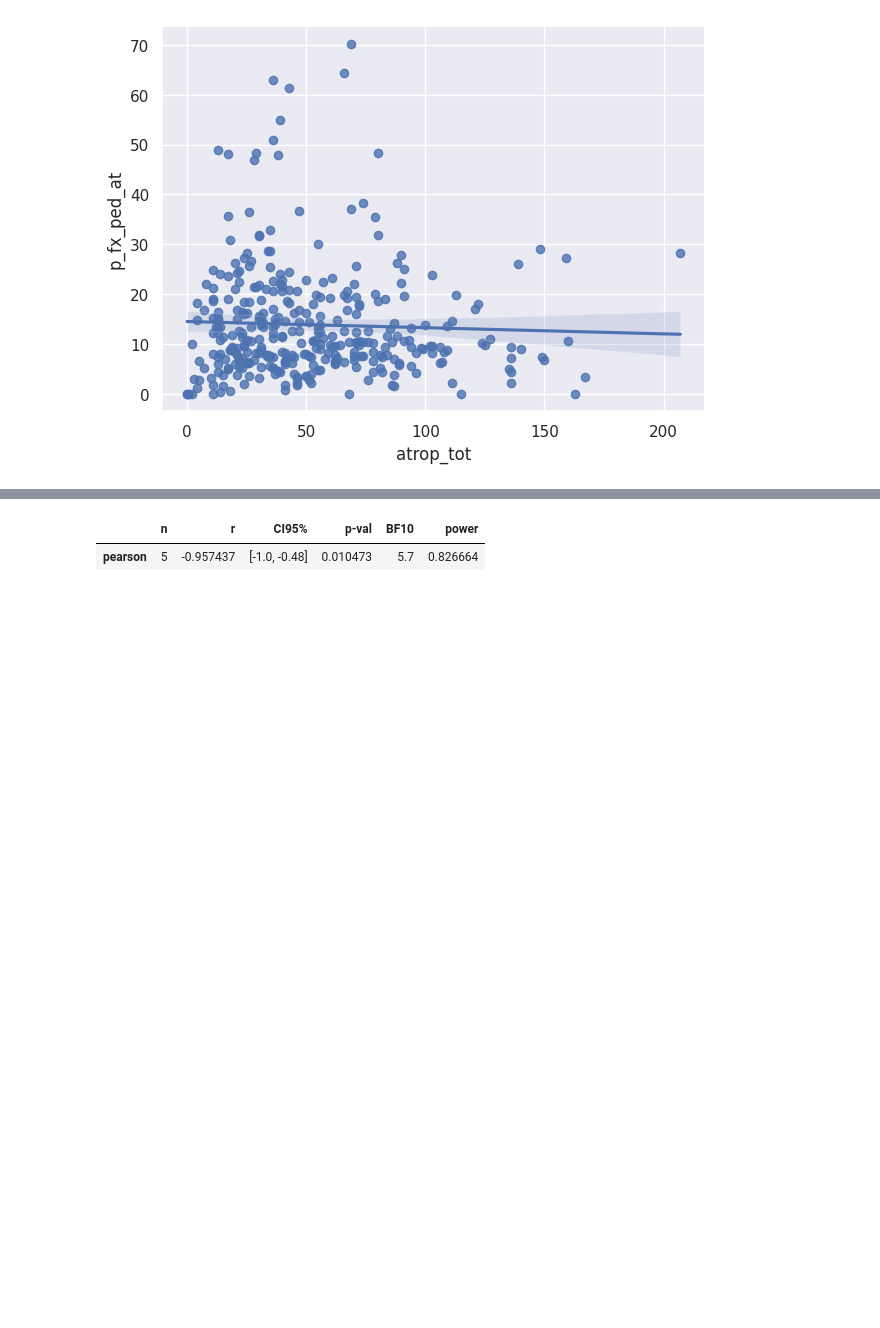
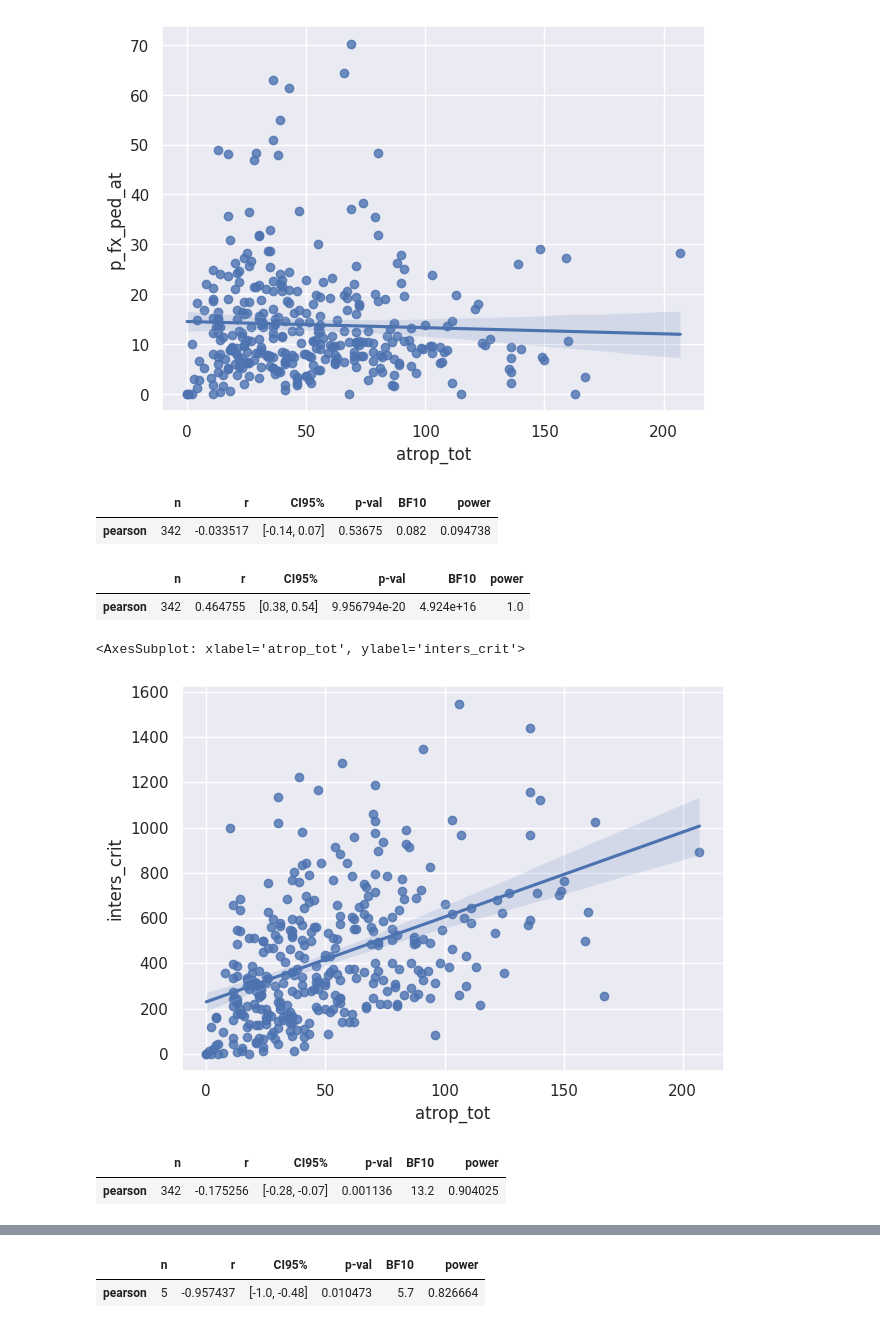
Before and after one commit to AndaSampa/meip-sp, a Jupyter notebook: 02-taxonomia-descritiva-do-modelo.ipynb, the cells around one changed output, grey strips where cells are left out. Cells and saved outputs as stored; diff of their text form; code cells hidden in the pictures; blank space fills up the shorter version.

```diff
--- a/02-taxonomia-descritiva-do-modelo.ipynb
+++ b/02-taxonomia-descritiva-do-modelo.ipynb
@@ -175,3 +176,23 @@ sns.regplot(x=df_meip["atrop_tot"], y=df_meip["p_fx_ped_at"])
 # %% [output]
 <AxesSubplot: xlabel='atrop_tot', ylabel='p_fx_ped_at'>
 [figure]
+# %%
+pg.corr(df_meip["fatalid"], df_meip["dem_sem_at_osm"])
+# %% [output]
+|  | n | r | CI95% | p-val | BF10 | power |
+| pearson | 342 | -0.033517 | [-0.14, 0.07] | 0.53675 | 0.082 | 0.094738 |
+# %%
+pg.corr(df_meip["atrop_tot"], df_meip["inters_crit"])
+# %% [output]
+|  | n | r | CI95% | p-val | BF10 | power |
+| pearson | 342 | 0.464755 | [0.38, 0.54] | 9.956794e-20 | 4.924e+16 | 1.0 |
+# %%
+sns.regplot(x=df_meip["atrop_tot"], y=df_meip["inters_crit"])
+# %% [output]
+<AxesSubplot: xlabel='atrop_tot', ylabel='inters_crit'>
+[figure, added]
+# %%
+pg.corr(df_meip["fatalid"], df_meip["CA_medio"])
+# %% [output]
+|  | n | r | CI95% | p-val | BF10 | power |
+| pearson | 342 | -0.175256 | [-0.28, -0.07] | 0.001136 | 13.2 | 0.904025 |
```
Also changed, not shown: parts of 25 cells of this notebook, 3 other files.
